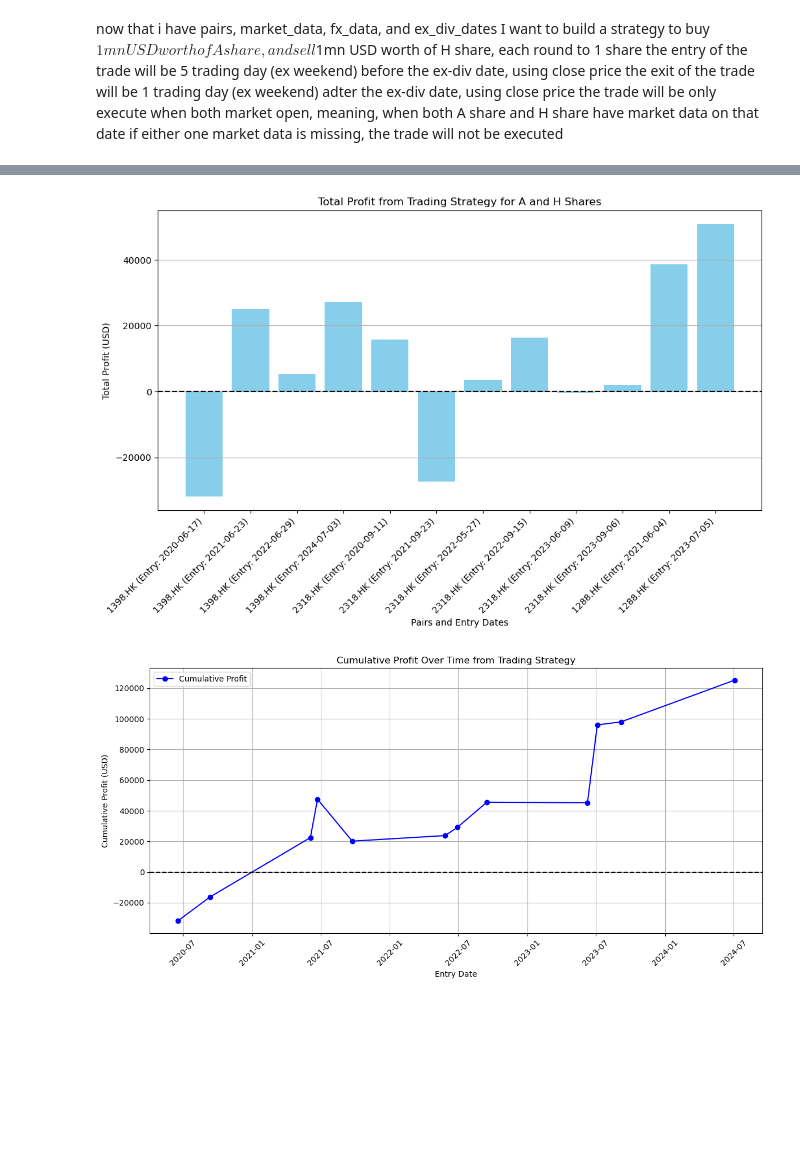
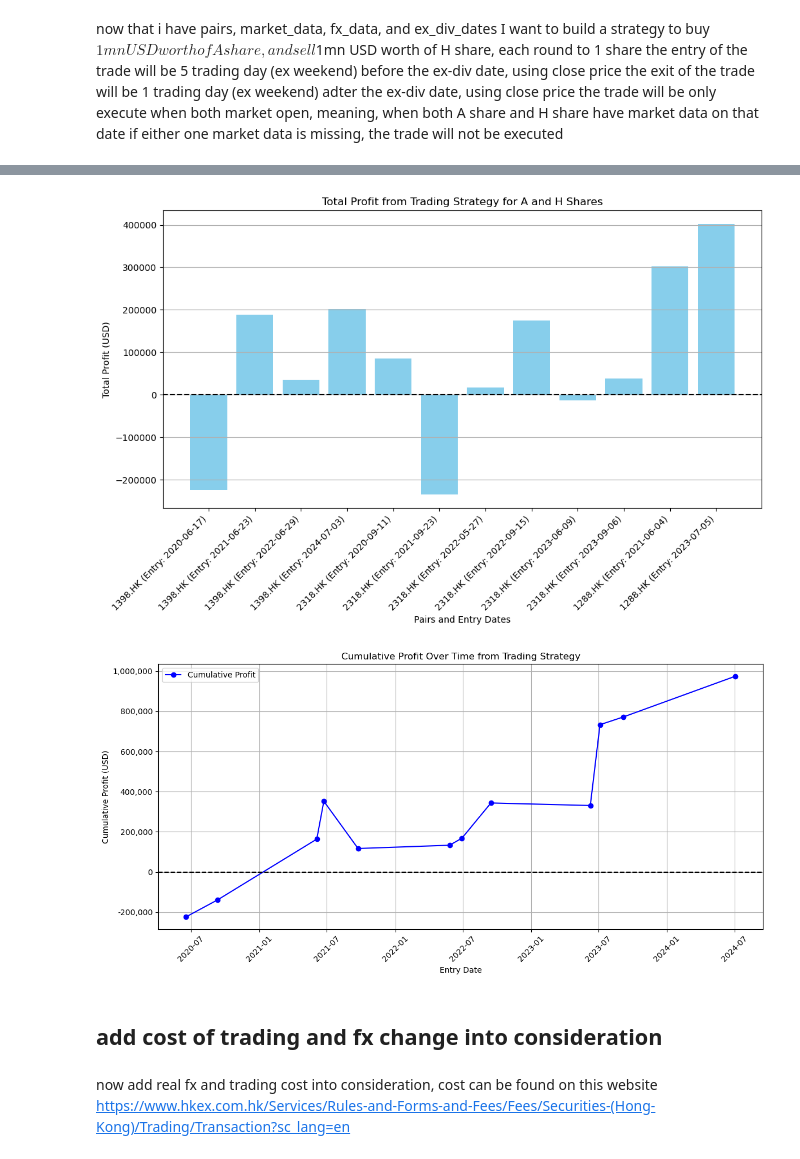
Before and after one commit to joeylyz/py-AH-arb, a Jupyter notebook: AH_arb_div.ipynb, the cells around one changed output, grey strips where cells are left out. Drawn from its saved outputs; the diff is of its cells as text; code cells hidden in the pictures; blank space fills up the shorter version.

```diff
--- a/AH_arb_div.ipynb
+++ b/AH_arb_div.ipynb
@@ -301,8 +302,8 @@ for h_share, a_share in pairs.items():
 
             # Calculate number of shares to trade
             amount_usd = 1_000_000
-            shares_a = amount_usd / entry_price_a
-            shares_h = amount_usd / entry_price_h
+            shares_a = amount_usd *6.7 / entry_price_a
+            shares_h = amount_usd * 7.8 / entry_price_h
 
             # Calculate profit/loss
             profit_a = (exit_price_a - entry_price_a) * shares_a
@@ -323,6 +324,3 @@ for h_share, a_share in pairs.items():
 
 # Convert results to DataFrame
 results_df = pd.DataFrame(results)
-
-# Display the results
-print(results_df)
@@ -358,29 +354,38 @@ plt.grid(axis='y')
 
 plt.show()
 # %% [output]
-[figure, old version]
+[figure, new version]
 # %%
 # Convert entry_date to datetime if not already
 results_df['entry_date'] = pd.to_datetime(results_df['entry_date'])
 
 # Group by entry_date and sum profits (if multiple trades on the same day)
 cumulative_profit = results_df.groupby('entry_date')['total_profit'].sum().cumsum()
 
 # Plotting the cumulative profit over time
 plt.figure(figsize=(12, 6))
 plt.plot(cumulative_profit.index, cumulative_profit.values, marker='o', color='blue', label='Cumulative Profit')
 
 # Adding titles and labels
 plt.title('Cumulative Profit Over Time from Trading Strategy')
 plt.xlabel('Entry Date')
 plt.ylabel('Cumulative Profit (USD)')
 plt.axhline(0, color='black', linestyle='--')  # Horizontal line at y=0
 plt.xticks(rotation=45)
 plt.grid()
 plt.legend()
 
+# Format y-axis to avoid scientific notation
+plt.gca().yaxis.set_major_formatter(plt.FuncFormatter(lambda x, _: f'{int(x):,}'))  # Format with commas
+
 # Show the plot
 plt.tight_layout()
 plt.show()
 # %% [output]
-[figure, old version]
+[figure, new version]
+# %% [markdown]
+## add cost of trading and fx change into consideration
+# %% [markdown]
+now add real fx and trading cost into consideration,
+cost can be found on this website
+https://www.hkex.com.hk/Services/Rules-and-Forms-and-Fees/Fees/Securities-(Hong-Kong)/Trading/Transaction?sc_lang=en
```
Also changed, not shown: parts of 12 cells of this notebook.
